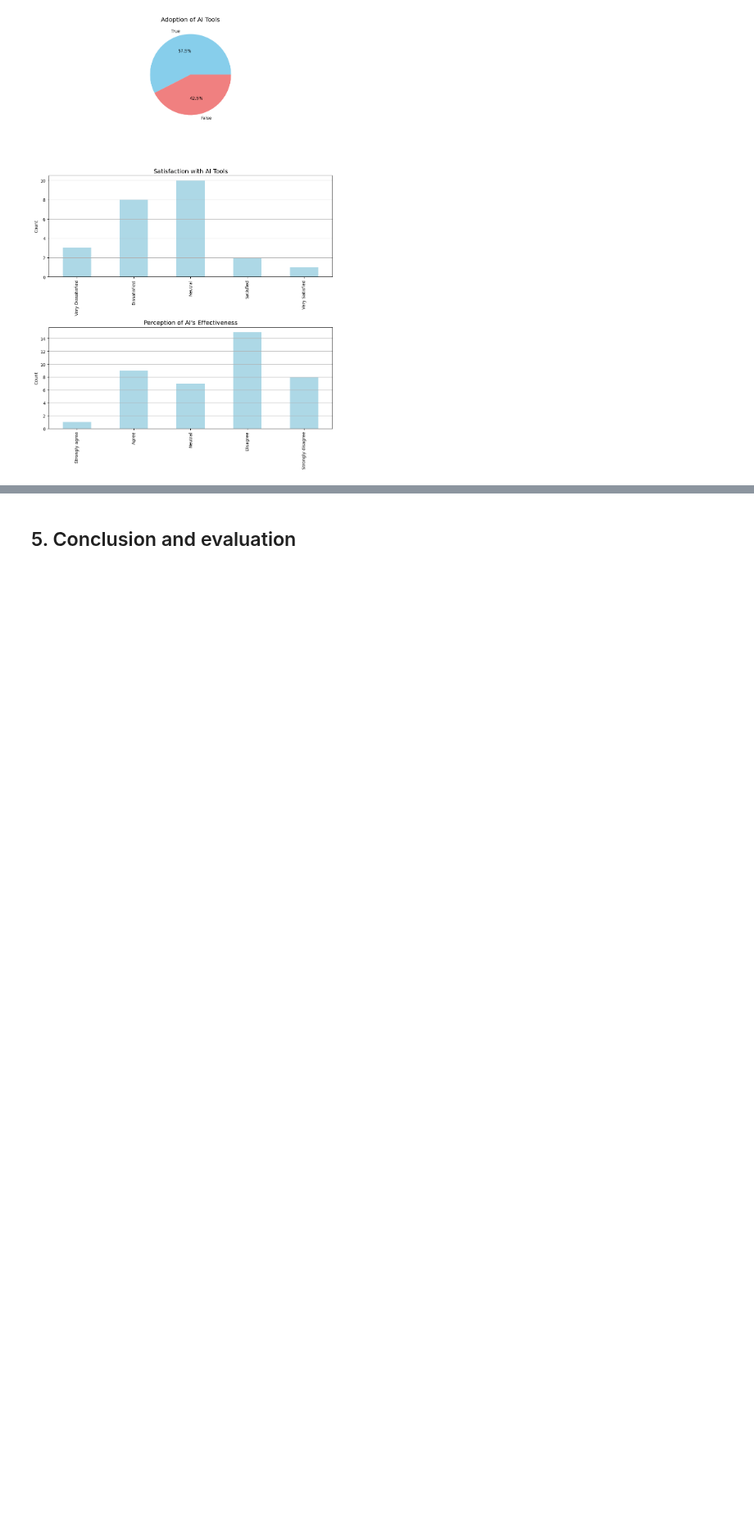
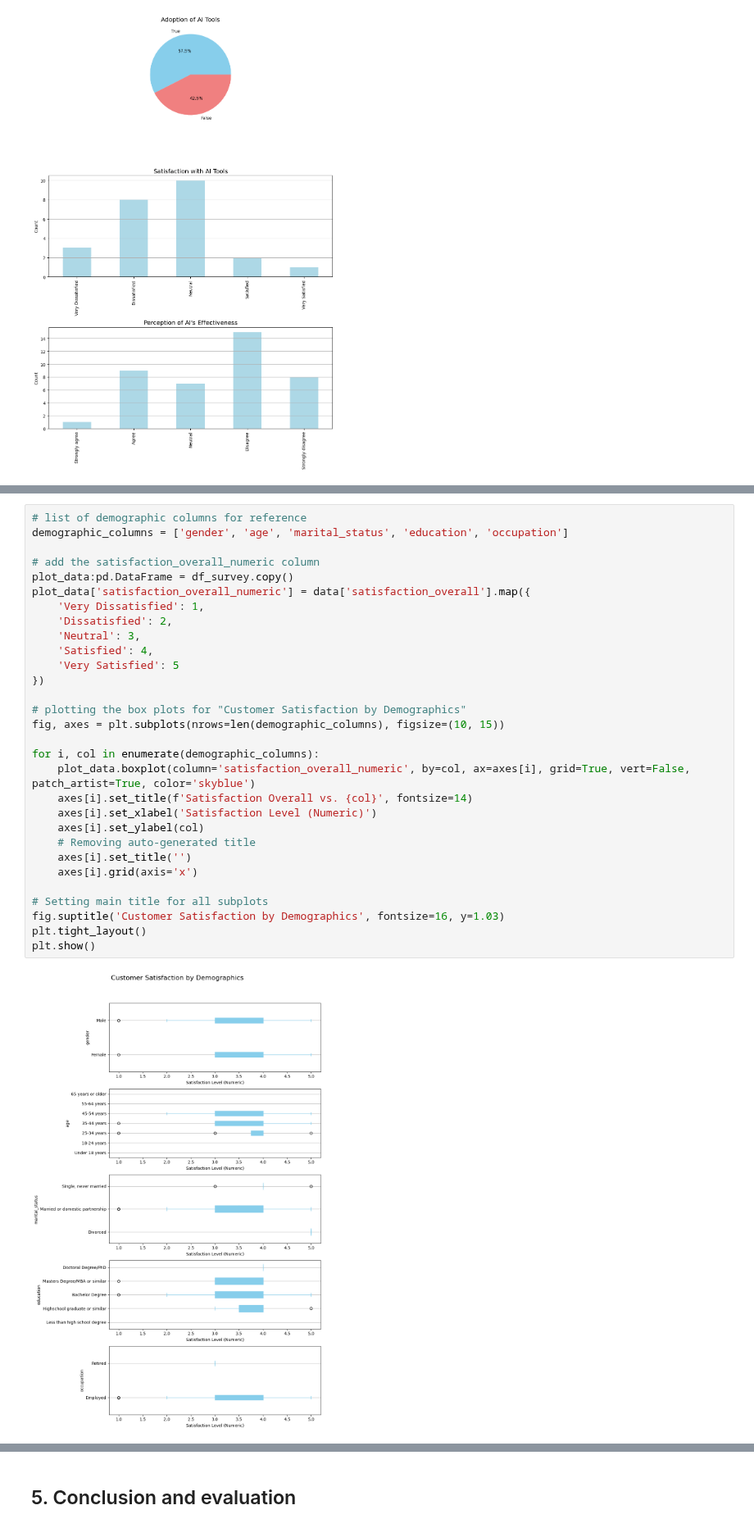
Before and after one commit to JohnnyFoulds/dsm050-2023-apr, a Jupyter notebook: notebooks/04_draft/04-02_pre_processing.ipynb, the cells around one changed output, grey strips where cells are left out. Shown at 82% size. Saved outputs shown, nothing was run; the diff lists cells and outputs as text; blank space fills up the shorter version.

Commit message:
Section 4.2.2 plot

```diff
--- a/notebooks/04_draft/04-02_pre_processing.ipynb
+++ b/notebooks/04_draft/04-02_pre_processing.ipynb
@@ -836,0 +843,32 @@ plt.show()
+# %%
+# list of demographic columns for reference
+demographic_columns = ['gender', 'age', 'marital_status', 'education', 'occupation']
+
+# add the satisfaction_overall_numeric column
+plot_data:pd.DataFrame = df_survey.copy()
+plot_data['satisfaction_overall_numeric'] = data['satisfaction_overall'].map({
+    'Very Dissatisfied': 1,
+    'Dissatisfied': 2,
+    'Neutral': 3,
+    'Satisfied': 4,
+    'Very Satisfied': 5
+})
+
+# plotting the box plots for "Customer Satisfaction by Demographics"
+fig, axes = plt.subplots(nrows=len(demographic_columns), figsize=(10, 15))
+
+for i, col in enumerate(demographic_columns):
+    plot_data.boxplot(column='satisfaction_overall_numeric', by=col, ax=axes[i], grid=True, vert=False, patch_artist=True, color='skyblue')
+    axes[i].set_title(f'Satisfaction Overall vs. {col}', fontsize=14)
+    axes[i].set_xlabel('Satisfaction Level (Numeric)')
+    axes[i].set_ylabel(col)
+    # Removing auto-generated title
+    axes[i].set_title('')
+    axes[i].grid(axis='x')
+
+# Setting main title for all subplots
+fig.suptitle('Customer Satisfaction by Demographics', fontsize=16, y=1.03)
+plt.tight_layout()
+plt.show()
+# %% [output]
+[figure, added]
```
Also changed, not shown: parts of 4 cells of this notebook.
